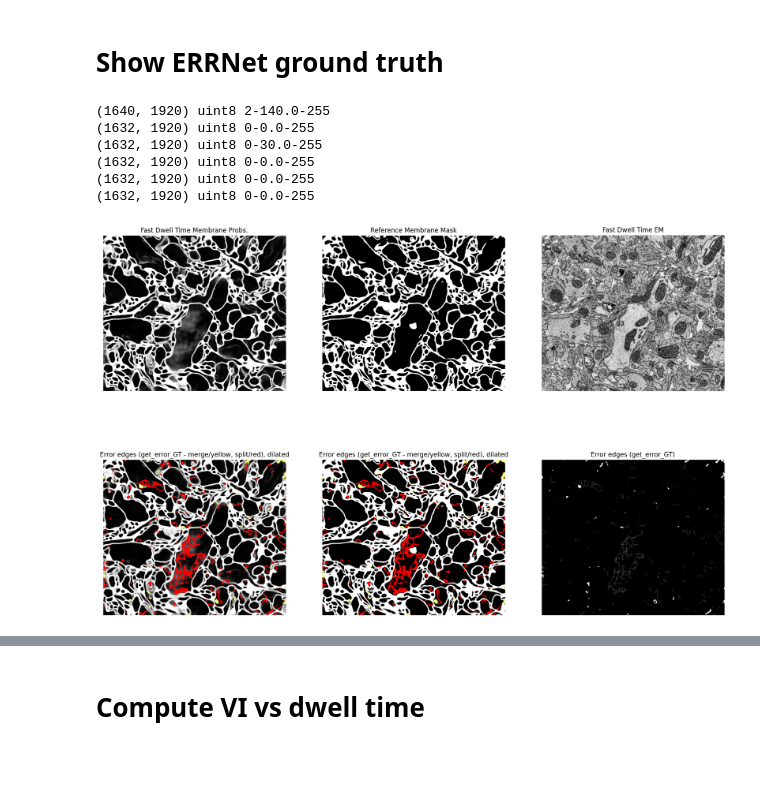
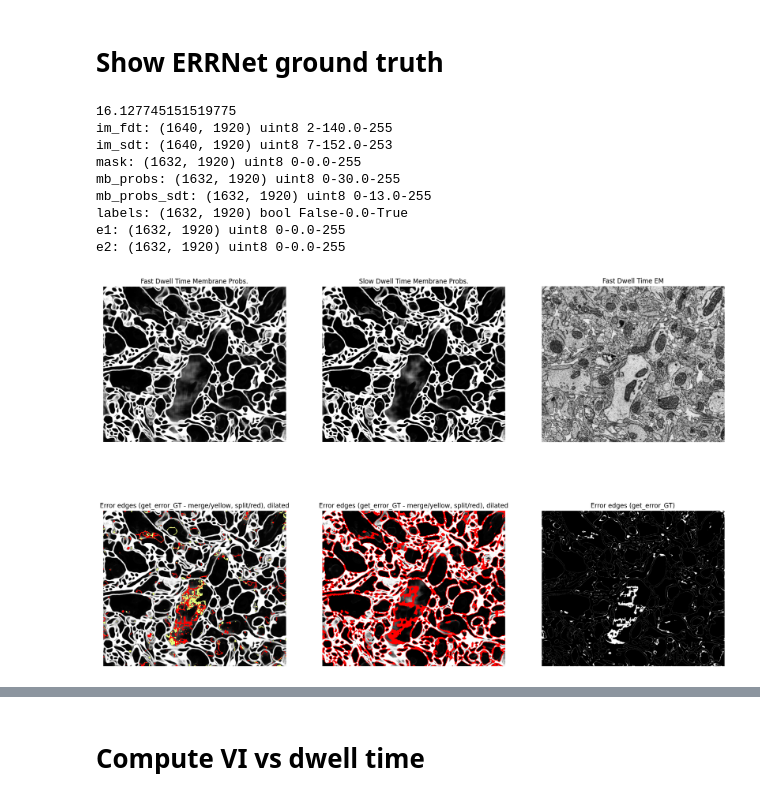
Before and after one commit to cfpark00/SmartEM, a Jupyter notebook: smartem/segmentation/errnet_example.ipynb, the cells around one changed output, grey strips where cells are left out. Cells and saved outputs as stored; diff of their text form; code cells hidden in the pictures; blank space fills up the shorter version.

```diff
--- a/smartem/segmentation/errnet_example.ipynb
+++ b/smartem/segmentation/errnet_example.ipynb
@@ -41,73 +34,93 @@ Iseg.set_model(model_class=model)
 # %%
 with h5py.File(mask_data_path, 'r') as h5:
     regs=h5.attrs["regs"]
+    dwts = h5.attrs["dwts"]
     reg = regs[0]
+    max_dwt = np.amax(dwts)
     im,mask=h5[reg+"/"+str(base_dwt)+"/im"],h5[reg+"/"+str(base_dwt)+"/mask"]
+    im_sdt = h5[reg+"/"+str(max_dwt)+"/im"]
 
     # Make predictions
     mask=Iseg.preprocess(mask)
     mask = np.squeeze(mask)
+    mask = (mask*255).astype(np.uint8)
+
     _, mb_probs = Iseg.get_membranes(im, get_probs=True)
-    mask = (mask*255).astype(np.uint8)
     mb_probs = (mb_probs*255).astype(np.uint8)
+    mb_probs_certainty = np.abs(77 - mb_probs)
+    percentile = np.percentile(mb_probs_certainty.flatten(), 5)
+
+    _, mb_probs_sdt = Iseg.get_membranes(im_sdt, get_probs=True)
+    mb_probs_sdt = (mb_probs_sdt*255).astype(np.uint8)
 
     # Generate error mask
-    labels, e1, e2 = get_error_GT(mb_probs, mask)
+    tic = time.time()
+    labels, e1, e2 = get_error_GT(mb_probs, mb_probs_sdt)
+    print(time.time()-tic)
     labels = labels.astype(np.uint8)*255
     e1 = ((e1 > 0)*255).astype(np.uint8)
     e2 = ((e2 > 0)*255).astype(np.uint8)
 
+    labels = mb_probs_certainty < percentile
+    # e1 = labels
+    # e2 = labels
+
     im = np.array(im)
 
-    print(f"{im.shape} {im.dtype} {np.amin(im)}-{np.median(im)}-{np.amax(im)}")
-    print(f"{mask.shape} {mask.dtype} {np.amin(mask)}-{np.median(mask)}-{np.amax(mask)}")
-    print(f"{mb_probs.shape} {mb_probs.dtype} {np.amin(mb_probs)}-{np.median(mb_probs)}-{np.amax(mb_probs)}")
-    print(f"{labels.shape} {labels.dtype} {np.amin(labels)}-{np.median(labels)}-{np.amax(labels)}")
-    print(f"{e1.shape} {e1.dtype} {np.amin(e1)}-{np.median(e1)}-{np.amax(e1)}")
-    print(f"{e2.shape} {e2.dtype} {np.amin(e2)}-{np.median(e2)}-{np.amax(e2)}")
+    print(f"im_fdt: {im.shape} {im.dtype} {np.amin(im)}-{np.median(im)}-{np.amax(im)}")
+    print(f"im_sdt: {im_sdt.shape} {im_sdt.dtype} {np.amin(im_sdt)}-{np.median(im_sdt)}-{np.amax(im_sdt)}")
+    print(f"mask: {mask.shape} {mask.dtype} {np.amin(mask)}-{np.median(mask)}-{np.amax(mask)}")
+    print(f"mb_probs: {mb_probs.shape} {mb_probs.dtype} {np.amin(mb_probs)}-{np.median(mb_probs)}-{np.amax(mb_probs)}")
+    print(f"mb_probs_sdt: {mb_probs_sdt.shape} {mb_probs_sdt.dtype} {np.amin(mb_probs_sdt)}-{np.median(mb_probs_sdt)}-{np.amax(mb_probs_sdt)}")
+    print(f"labels: {labels.shape} {labels.dtype} {np.amin(labels)}-{np.median(labels)}-{np.amax(labels)}")
+    print(f"e1: {e1.shape} {e1.dtype} {np.amin(e1)}-{np.median(e1)}-{np.amax(e1)}")
+    print(f"e2: {e2.shape} {e2.dtype} {np.amin(e2)}-{np.median(e2)}-{np.amax(e2)}")
 
 
 
-labels_dilated = ndi.binary_dilation(labels, iterations=10)
+labels_dilated = ndi.binary_dilation(labels, iterations=8)
 labels_masked = np.ma.masked_where(labels_dilated == 0, labels_dilated)
-e1_dilated = ndi.binary_dilation(e1, iterations=10)
+e1_dilated = ndi.binary_dilation(e1, iterations=8)
 e1_masked = np.ma.masked_where(e1_dilated == 0, e1_dilated)
-e2_dilated = ndi.binary_dilation(e2, iterations=10)
+e2_dilated = ndi.binary_dilation(e2, iterations=8)
 e2_masked = np.ma.masked_where(e2_dilated == 0, e2_dilated)
 
 f, axs = plt.subplots(nrows=2, ncols=3)
 axs[0,0].imshow(mb_probs, cmap='gray')
 axs[0,0].set_title("Fast Dwell Time Membrane Probs.")
 axs[1,0].imshow(mb_probs, cmap='gray')
 #axs[1,0].imshow(labels_masked, cmap='autumn')
 axs[1,0].imshow(e1_masked, cmap='Wistia')
 axs[1,0].imshow(e2_masked, cmap='autumn')
 axs[1,0].set_title("Error edges (get_error_GT - merge/yellow, split/red), dilated")
 
-axs[0,1].imshow(mask, cmap='gray')
-axs[0,1].set_title("Reference Membrane Mask")
-axs[1,1].imshow(mask, cmap='gray')
+axs[0,1].imshow(mb_probs_sdt, cmap='gray')
+axs[0,1].set_title("Slow Dwell Time Membrane Probs.")
+axs[1,1].imshow(mb_probs_sdt, cmap='gray')
 axs[1,1].set_title("Error edges (get_error_GT - merge/yellow, split/red), dilated")
-#axs[1,1].imshow(labels_masked, cmap='autumn')
-axs[1,1].imshow(e1_masked, cmap='Wistia')
-axs[1,1].imshow(e2_masked, cmap='autumn')
+axs[1,1].imshow(labels_masked, cmap='autumn')
+#axs[1,1].imshow(e1_masked, cmap='Wistia')
+#axs[1,1].imshow(e2_masked, cmap='autumn')
 
 axs[0,2].imshow(im, cmap='gray')
 axs[0,2].set_title("Fast Dwell Time EM")
 axs[1,2].imshow(labels, cmap='gray')
 axs[1,2].set_title("Error edges (get_error_GT)")
 
 
 for ax in axs.flatten():
     ax.axis("off")
 
 f.set_figheight(14)
 f.set_figwidth(21)
 # %% [output]
-(1640, 1920) uint8 2-140.0-255
-(1632, 1920) uint8 0-0.0-255
-(1632, 1920) uint8 0-30.0-255
-(1632, 1920) uint8 0-0.0-255
-(1632, 1920) uint8 0-0.0-255
-(1632, 1920) uint8 0-0.0-255
+16.127745151519775
+im_fdt: (1640, 1920) uint8 2-140.0-255
+im_sdt: (1640, 1920) uint8 7-152.0-253
+mask: (1632, 1920) uint8 0-0.0-255
+mb_probs: (1632, 1920) uint8 0-30.0-255
+mb_probs_sdt: (1632, 1920) uint8 0-13.0-255
+labels: (1632, 1920) bool False-0.0-True
+e1: (1632, 1920) uint8 0-0.0-255
+e2: (1632, 1920) uint8 0-0.0-255
-[figure, old version]
+[figure, new version]
```
Also changed, not shown: parts of 2 cells of this notebook, 1 other file.
